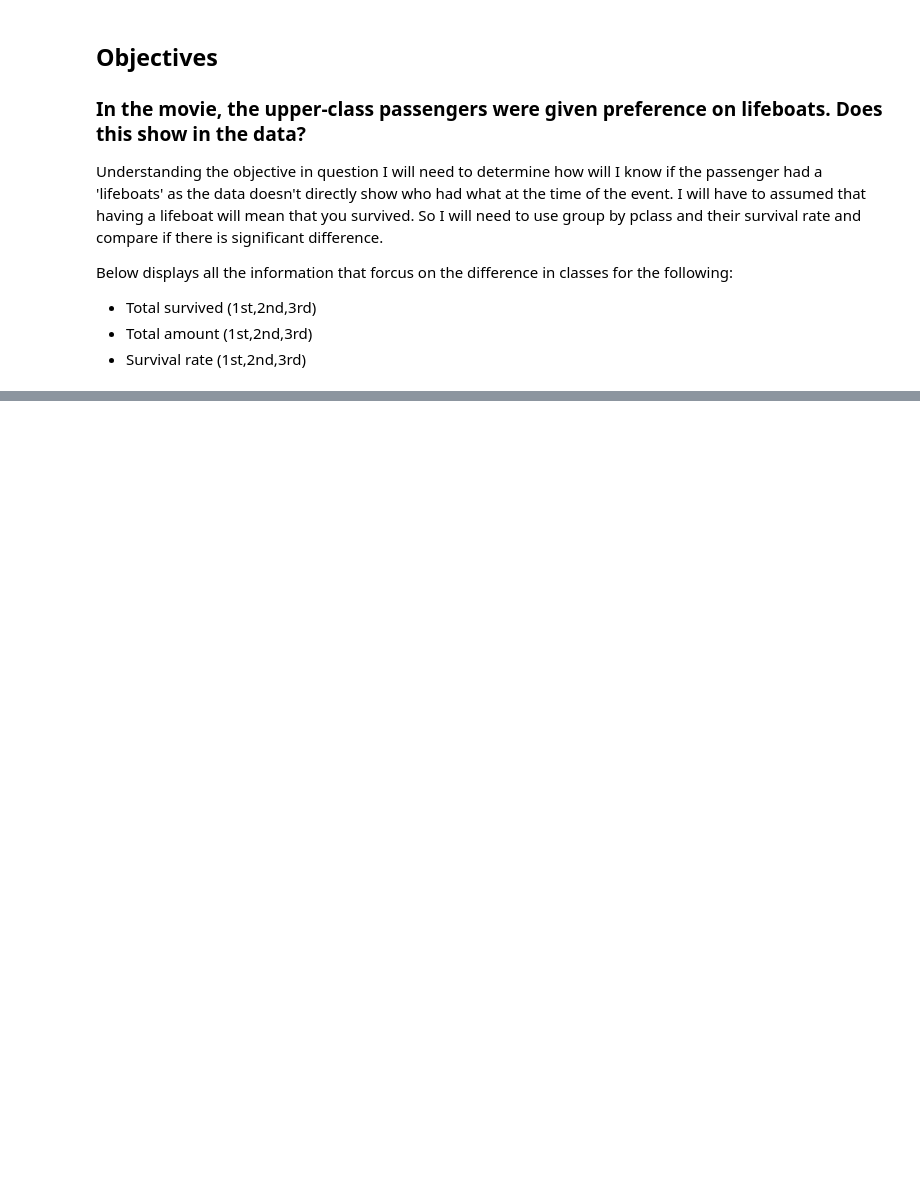
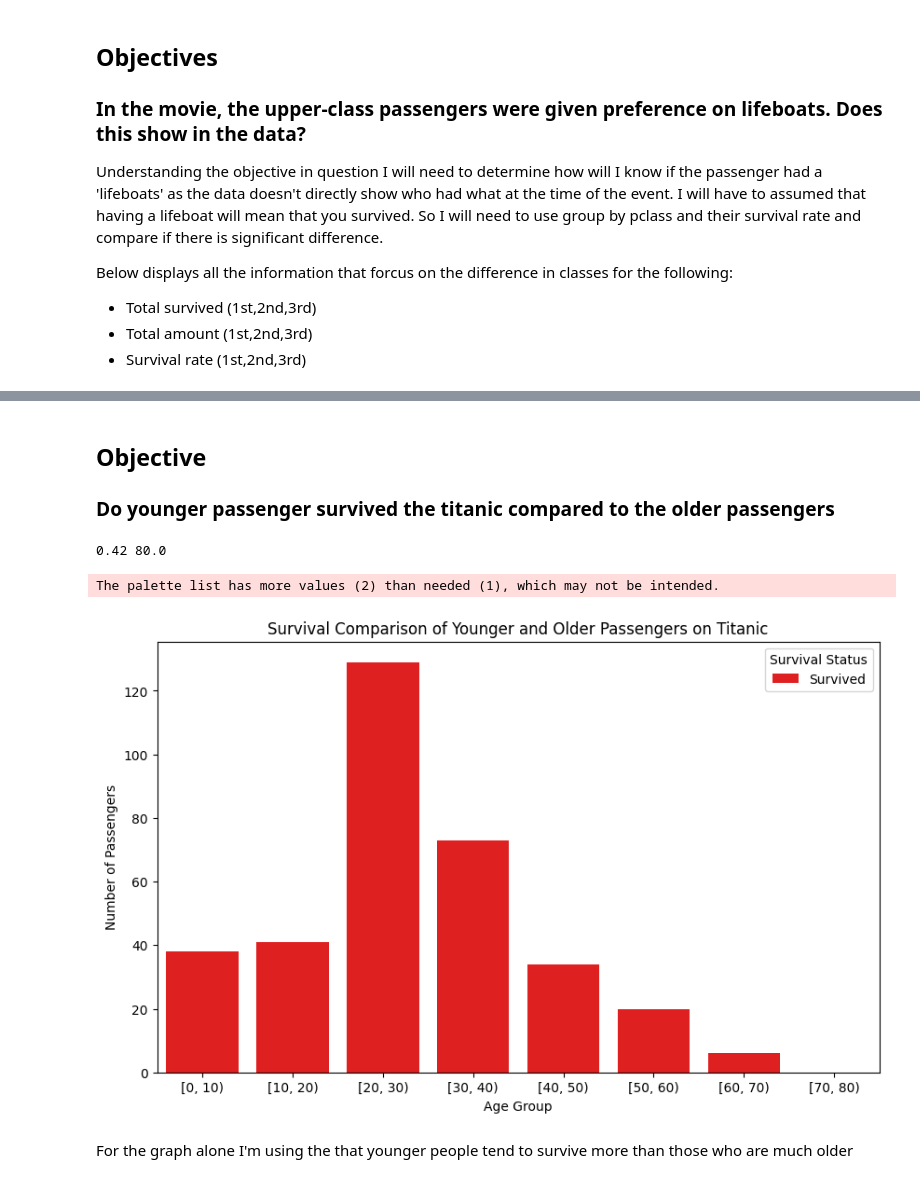
Before and after one commit to SalAbdiaziz01/Exploratory-Data-Analysis-Titanic, a Jupyter notebook: titanic.ipynb, the cells around one changed output, grey strips where cells are left out. Drawn from its saved outputs; the diff is of its cells as text; code cells hidden in the pictures; blank space fills up the shorter version.

Commit message:
Completed the objectives in the notebook and have completed the code with comments. Finished :)

```diff
--- a/titanic.ipynb
+++ b/titanic.ipynb
@@ -269,8 +212,8 @@ I will be using the median of 28 to fill in the missing data. The reason below i
 I will be using the mode of 'S' (Southampton) value as the chances of the 'C' (Cherbourg) is 18.86% and Q (Queenstown) is 8.64%  while 'S' has 72.28% therefore is more likely to occur.
 Also since the missing value is only 2 (0.22%) which shouldn't introduce any major significant biases in the analysis.
 # %%
-#Replacing the missing value in age with value from 'median_age'
-df_titanic['Age'].fillna(median_age, inplace=True)
+# Replacing the missing value in age with value from 'median_age'
+df_titanic.loc[df_titanic['Age'].isnull(), 'Age'] = median_age
 
-#Replacing the missing value in embarked
-df_titanic['Embarked'].fillna('S', inplace=True)
+# Replacing the missing value in embarked
+df_titanic.loc[df_titanic['Embarked'].isnull(), 'Embarked'] = 'S'
@@ -456,3 +537,34 @@ Survived(3rd):119 Total(3rd):491 Rate(3rd):0.24
+# %% [markdown]
+## Objective
+
+### Do younger passenger survived the titanic compared to the older passengers
+# %%
+min_age = df_survived['Age'].min()
+max_age = df_survived['Age'].max()
+
+print(min_age,max_age)
+# %% [output]
+0.42 80.0
+# %%
+# Filter data for passengers aged 0-80
+df_filtered = df_survived[df_survived['Age'].between(0, 80)]
+
+# Create age groups with a width of 10
+df_filtered['Age Group'] = pd.cut(df_filtered['Age'], bins=range(0, 81, 10), right=False)
+
+# Plot using Seaborn
+plt.figure(figsize=(10, 6))
+sns.countplot(x='Age Group', hue='Survived', data=df_filtered, palette=['red', 'green'])
+plt.title('Survival Comparison of Younger and Older Passengers on Titanic')
+plt.xlabel('Age Group')
+plt.ylabel('Number of Passengers')
+plt.legend(title='Survival Status', labels=['Survived'])
+plt.show()
+# %% [output]
+The palette list has more values (2) than needed (1), which may not be intended.
+[figure, added]
+# %% [markdown]
+For the graph alone I'm using the that younger people tend to survive more than those who are much older
 # %% [markdown]
 Reference
 
```
Also changed, not shown: parts of 24 cells of this notebook.
